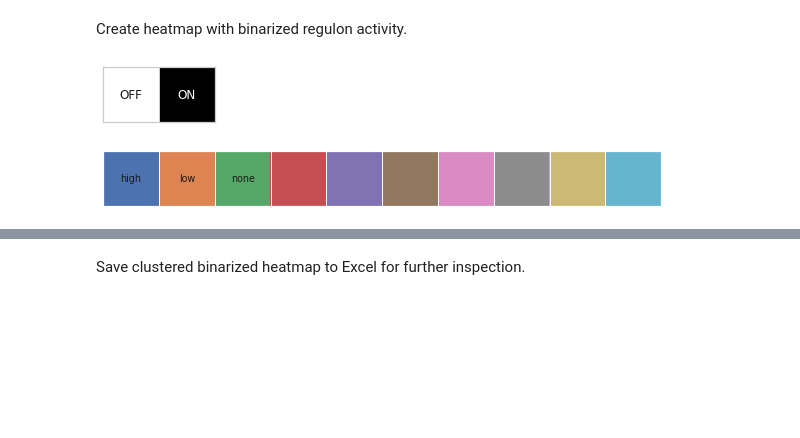
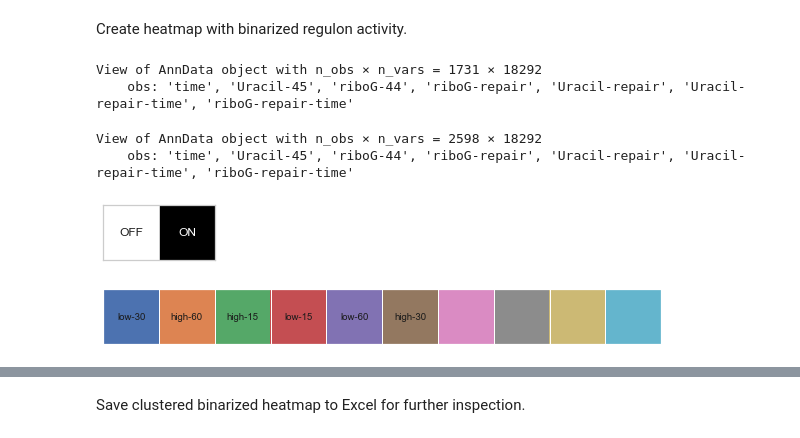
Before and after one commit to abearab/sc-haircut-net, a Jupyter notebook: gene-regulatory-analysis.ipynb, the cells around one changed output, grey strips where cells are left out. Cells and saved outputs as stored; diff of their text form; code cells hidden in the pictures; blank space fills up the shorter version.

```diff
--- a/gene-regulatory-analysis.ipynb
+++ b/gene-regulatory-analysis.ipynb
@@ -424,3 +427,4 @@ def palplot(pal, names, colors=None, size=1):
     return f
 # %%
 adata_rG = adata[adata.obs['riboG-repair'] != 'none']
+adata_dU = adata[adata.obs['Uracil-repair'] != 'none']
@@ -434,16 +431,35 @@ bw_palette = sns.xkcd_palette(["white", "black"])
-# %%
-sns.set()
-sns.set_style("whitegrid")
-fig = palplot(bw_palette, ['OFF', 'ON'], ['k', 'w'])
-# savesvg('legend - GSE115978 - on_off.svg', fig)
-# %% [output]
-[figure, removed]
-# %%
-sns.set()
-sns.set(font_scale=0.8)
-fig = palplot(sns.color_palette(COLORS), adata.obs['riboG-repair'].dtype.categories, size=1.0)
-# savesvg('legend - GSE115978 - cell_type_colors.svg', fig)
-# %% [output]
-[figure, removed]
+# %%
+adata_rG
+# %% [output]
+View of AnnData object with n_obs × n_vars = 1731 × 18292
+    obs: 'time', 'Uracil-45', 'riboG-44', 'riboG-repair', 'Uracil-repair', 'Uracil-repair-time', 'riboG-repair-time'
+# %%
+adata_dU
+# %% [output]
+View of AnnData object with n_obs × n_vars = 2598 × 18292
+    obs: 'time', 'Uracil-45', 'riboG-44', 'riboG-repair', 'Uracil-repair', 'Uracil-repair-time', 'riboG-repair-time'
+# %%
+adata = adata_dU.copy()
+label = 'Uracil-repair-time'
+
+N_COLORS = len(set(adata.obs[label]))
+COLORS = [color['color'] for color in mpl.rcParams["axes.prop_cycle"]]
+
+cell_type_color_lut = dict(zip(set(adata.obs[label]), COLORS))
+cell_id2cell_type_lut = adata_rG.obs[label].to_dict()
+bw_palette = sns.xkcd_palette(["white", "black"])
+
+sns.set()
+sns.set_style("whitegrid")
+fig = palplot(bw_palette, ['OFF', 'ON'], ['k', 'w'])
+# savesvg('legend - GSE115978 - on_off.svg', fig)
+
+sns.set()
+sns.set(font_scale=0.8)
+fig = palplot(sns.color_palette(COLORS), set(adata.obs[label]), size=1.0)
+# savesvg('legend - GSE115978 - cell_type_colors.svg', fig)
+# %% [output]
+[figure, added]
+[figure, added]
 # %%
 mkdir SCENIC/figures
```
Also changed, not shown: parts of 16 cells of this notebook, 19 other files.
